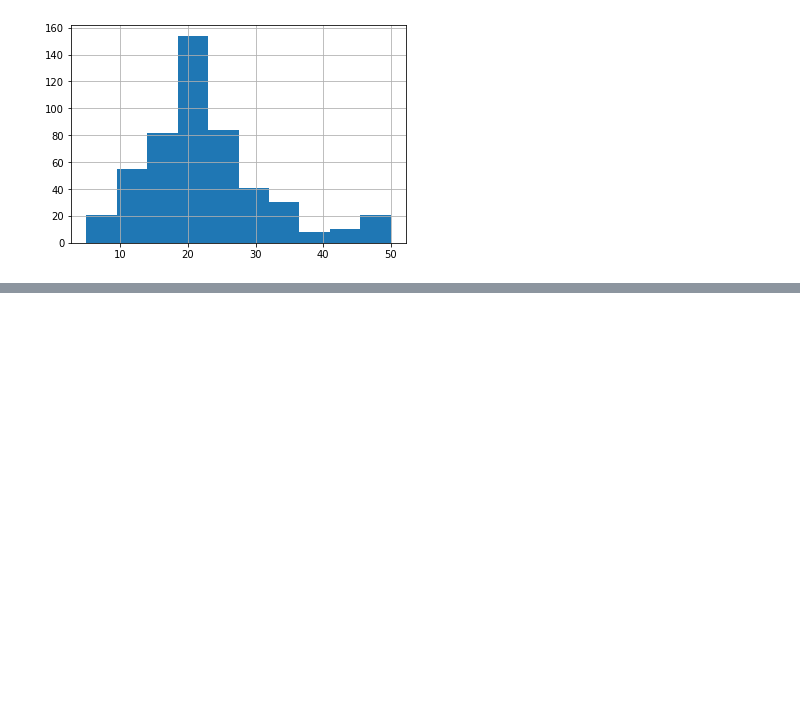
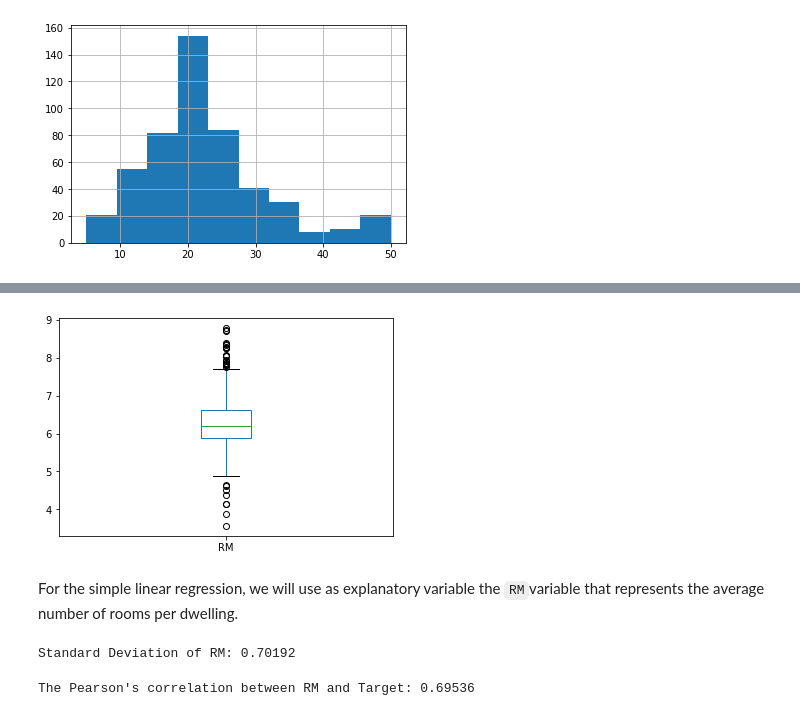
Before and after one commit to ralsouza/machine_learning, a Jupyter notebook: notebooks/01_simple_linear_regression.ipynb, the cells around one changed output, grey strips where cells are left out. Drawn from its saved outputs; the diff is of its cells as text; code cells hidden in the pictures; blank space fills up the shorter version.

```diff
--- a/notebooks/01_simple_linear_regression.ipynb
+++ b/notebooks/01_simple_linear_regression.ipynb
@@ -76,0 +79,14 @@ plt.show()
+# %%
+dataset["RM"].plot(kind="box")
+plt.show()
+# %% [output]
+[figure, added]
+# %% [markdown]
+For the simple linear regression, we will use as explanatory variable the `RM`variable that represents the average number of rooms per dwelling.
+# %%
+# Computing the Standard Deviation of RM
+rm_std = np.std(dataset["RM"])
+
+print(f"Standard Deviation of RM: {rm_std:.5f}")
+# %% [output]
+Standard Deviation of RM: 0.70192
@@ -76,0 +106,9 @@ plt.show()
+# %%
+# Pearson function from scipy, that represents the correlation between variables
+from scipy.stats.stats import pearsonr
+
+rm_personr = pearsonr(dataset["RM"], dataset["target"])[0]
+
+print(f"The Pearson's correlation between RM and Target: {rm_personr:.5f}")
+# %% [output]
+The Pearson's correlation between RM and Target: 0.69536
```
Also changed, not shown: parts of 6 cells of this notebook.
